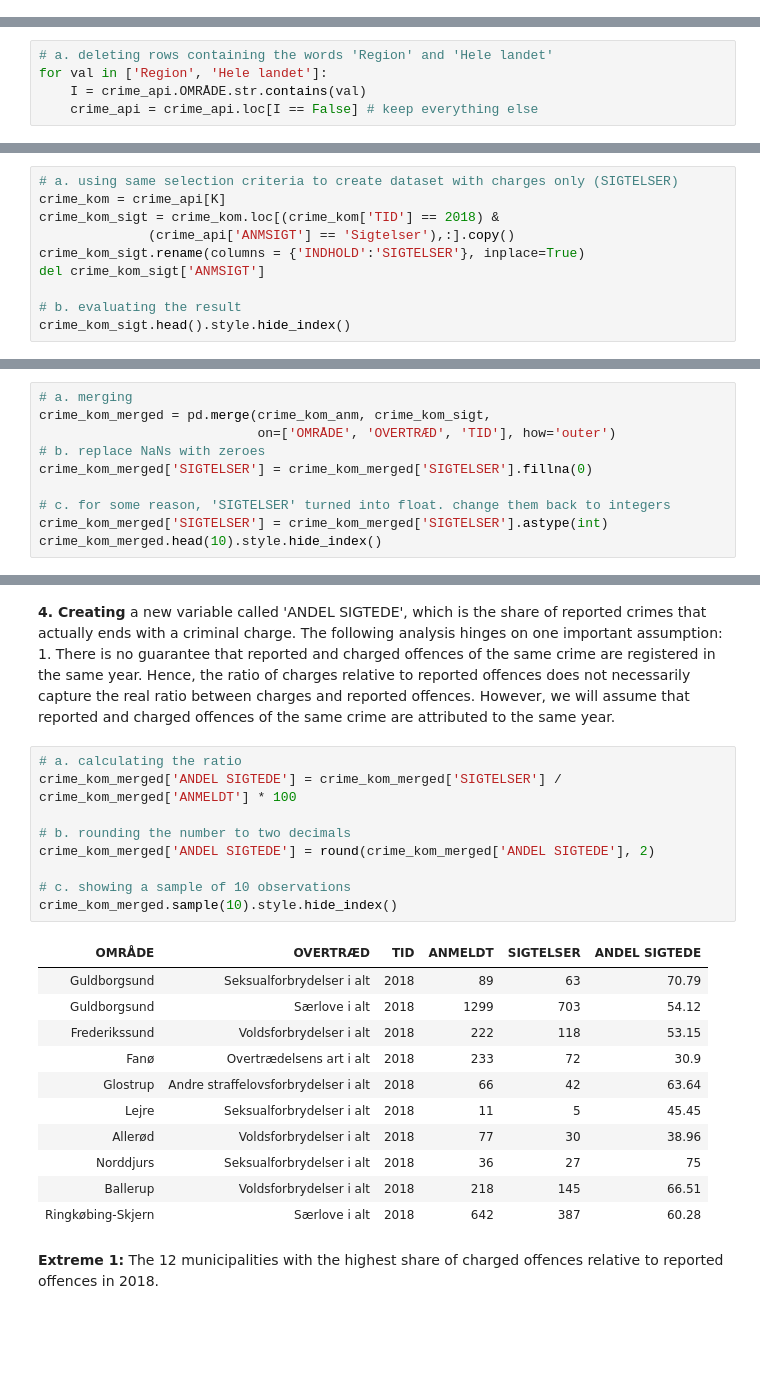
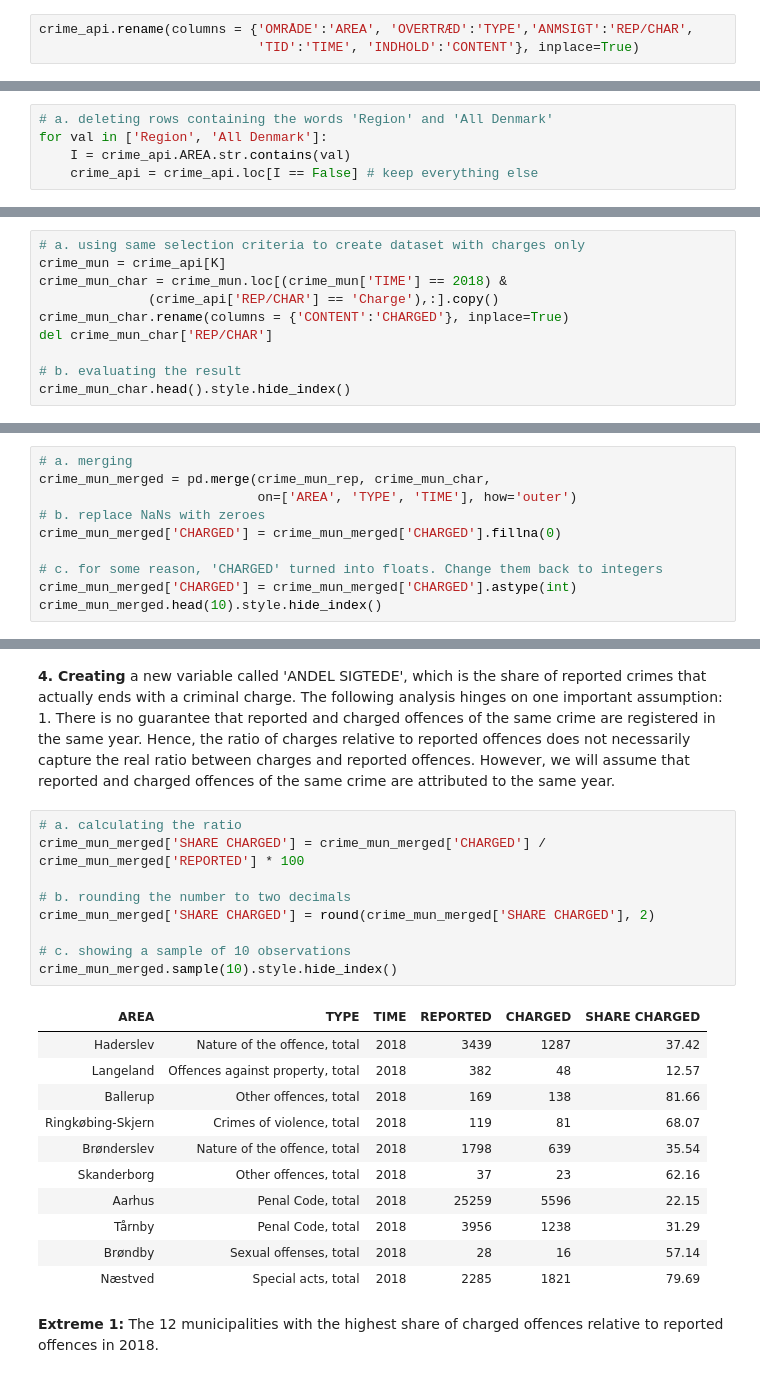
Before and after one commit to NumEconCopenhagen/projects-2019-cl, a Jupyter notebook: dataproject/dataproject/Assignment.ipynb, the cells around one changed output, grey strips where cells are left out. Drawn from its saved outputs; the diff is of its cells as text; blank space fills up the shorter version.

```diff
--- a/dataproject/dataproject/Assignment.ipynb
+++ b/dataproject/dataproject/Assignment.ipynb
@@ -64,3 +66,6 @@ crime_api = Dst.get_data(table_id = 'straf22',
+# %%
+crime_api.rename(columns = {'OMRÅDE':'AREA', 'OVERTRÆD':'TYPE','ANMSIGT':'REP/CHAR',
+                            'TID':'TIME', 'INDHOLD':'CONTENT'}, inplace=True)
 # %%
 crime_api.head(10)
 # %% [output]
@@ -169,6 +174,6 @@ In this section, we want to look at sub-criminal offences at the municipality le
 # %%
-# a. deleting rows containing the words 'Region' and 'Hele landet'
-for val in ['Region', 'Hele landet']:
-    I = crime_api.OMRÅDE.str.contains(val)
+# a. deleting rows containing the words 'Region' and 'All Denmark'
+for val in ['Region', 'All Denmark']:
+    I = crime_api.AREA.str.contains(val)
     crime_api = crime_api.loc[I == False] # keep everything else
 # %% [markdown]
@@ -197,13 +206,13 @@ crime_kom_anm.head().style.hide_index()
 # %% [markdown]
 **2. Second** split: charged offences
 # %%
-# a. using same selection criteria to create dataset with charges only (SIGTELSER)
-crime_kom = crime_api[K]
-crime_kom_sigt = crime_kom.loc[(crime_kom['TID'] == 2018) &
-              (crime_api['ANMSIGT'] == 'Sigtelser'),:].copy()
-crime_kom_sigt.rename(columns = {'INDHOLD':'SIGTELSER'}, inplace=True)
-del crime_kom_sigt['ANMSIGT']
+# a. using same selection criteria to create dataset with charges only
+crime_mun = crime_api[K]
+crime_mun_char = crime_mun.loc[(crime_mun['TIME'] == 2018) &
+              (crime_api['REP/CHAR'] == 'Charge'),:].copy()
+crime_mun_char.rename(columns = {'CONTENT':'CHARGED'}, inplace=True)
+del crime_mun_char['REP/CHAR']
 
 # b. evaluating the result
-crime_kom_sigt.head().style.hide_index()
+crime_mun_char.head().style.hide_index()
 # %% [output]
@@ -227,12 +236,12 @@ The difference between the two measures indicates that there are four areas wher
 **3. Merge** two separate datasets back together into one dataframe.
 # %%
 # a. merging
-crime_kom_merged = pd.merge(crime_kom_anm, crime_kom_sigt,
-                            on=['OMRÅDE', 'OVERTRÆD', 'TID'], how='outer')
+crime_mun_merged = pd.merge(crime_mun_rep, crime_mun_char,
+                            on=['AREA', 'TYPE', 'TIME'], how='outer')
 # b. replace NaNs with zeroes
-crime_kom_merged['SIGTELSER'] = crime_kom_merged['SIGTELSER'].fillna(0)
+crime_mun_merged['CHARGED'] = crime_mun_merged['CHARGED'].fillna(0)
 
-# c. for some reason, 'SIGTELSER' turned into float. change them back to integers
-crime_kom_merged['SIGTELSER'] = crime_kom_merged['SIGTELSER'].astype(int)
-crime_kom_merged.head(10).style.hide_index()
+# c. for some reason, 'CHARGED' turned into floats. Change them back to integers
+crime_mun_merged['CHARGED'] = crime_mun_merged['CHARGED'].astype(int)
+crime_mun_merged.head(10).style.hide_index()
 # %% [output]
@@ -251,25 +260,25 @@ crime_kom_merged.head(10).style.hide_index()
 **4. Creating** a new variable called 'ANDEL SIGTEDE', which is the share of reported crimes that actually ends with a criminal charge. The following analysis hinges on one important assumption: 1. There is no guarantee that reported and charged offences of the same crime are registered in the same year. Hence, the ratio of charges relative to reported offences does not necessarily capture the real ratio between charges and reported offences. However, we will assume that reported and charged offences of the same crime are attributed to the same year.
 # %%
 # a. calculating the ratio
-crime_kom_merged['ANDEL SIGTEDE'] = crime_kom_merged['SIGTELSER'] / crime_kom_merged['ANMELDT'] * 100
+crime_mun_merged['SHARE CHARGED'] = crime_mun_merged['CHARGED'] / crime_mun_merged['REPORTED'] * 100
 
 # b. rounding the number to two decimals
-crime_kom_merged['ANDEL SIGTEDE'] = round(crime_kom_merged['ANDEL SIGTEDE'], 2)
+crime_mun_merged['SHARE CHARGED'] = round(crime_mun_merged['SHARE CHARGED'], 2)
 
 # c. showing a sample of 10 observations
-crime_kom_merged.sample(10).style.hide_index()
+crime_mun_merged.sample(10).style.hide_index()
 # %% [output]
-| OMRÅDE | OVERTRÆD | TID | ANMELDT | SIGTELSER | ANDEL SIGTEDE |
-| Guldborgsund | Seksualforbrydelser i alt | 2018 | 89 | 63 | 70.79 |
-| Guldborgsund | Særlove i alt | 2018 | 1299 | 703 | 54.12 |
-| Frederikssund | Voldsforbrydelser i alt | 2018 | 222 | 118 | 53.15 |
-| Fanø | Overtrædelsens art i alt | 2018 | 233 | 72 | 30.9 |
-| Glostrup | Andre straffelovsforbrydelser i alt | 2018 | 66 | 42 | 63.64 |
-| Lejre | Seksualforbrydelser i alt | 2018 | 11 | 5 | 45.45 |
-| Allerød | Voldsforbrydelser i alt | 2018 | 77 | 30 | 38.96 |
-| Norddjurs | Seksualforbrydelser i alt | 2018 | 36 | 27 | 75 |
-| Ballerup | Voldsforbrydelser i alt | 2018 | 218 | 145 | 66.51 |
-| Ringkøbing-Skjern | Særlove i alt | 2018 | 642 | 387 | 60.28 |
+| AREA | TYPE | TIME | REPORTED | CHARGED | SHARE CHARGED |
+| Haderslev | Nature of the offence, total | 2018 | 3439 | 1287 | 37.42 |
+| Langeland | Offences against property, total | 2018 | 382 | 48 | 12.57 |
+| Ballerup | Other offences, total | 2018 | 169 | 138 | 81.66 |
+| Ringkøbing-Skjern | Crimes of violence, total | 2018 | 119 | 81 | 68.07 |
+| Brønderslev | Nature of the offence, total | 2018 | 1798 | 639 | 35.54 |
+| Skanderborg | Other offences, total | 2018 | 37 | 23 | 62.16 |
+| Aarhus | Penal Code, total | 2018 | 25259 | 5596 | 22.15 |
+| Tårnby | Penal Code, total | 2018 | 3956 | 1238 | 31.29 |
+| Brøndby | Sexual offenses, total | 2018 | 28 | 16 | 57.14 |
+| Næstved | Special acts, total | 2018 | 2285 | 1821 | 79.69 |
 # %% [markdown]
 **Extreme 1:** The 12 municipalities with the highest share of charged offences relative to reported offences in 2018.
 # %%
```
Also changed, not shown: parts of 22 cells of this notebook.
